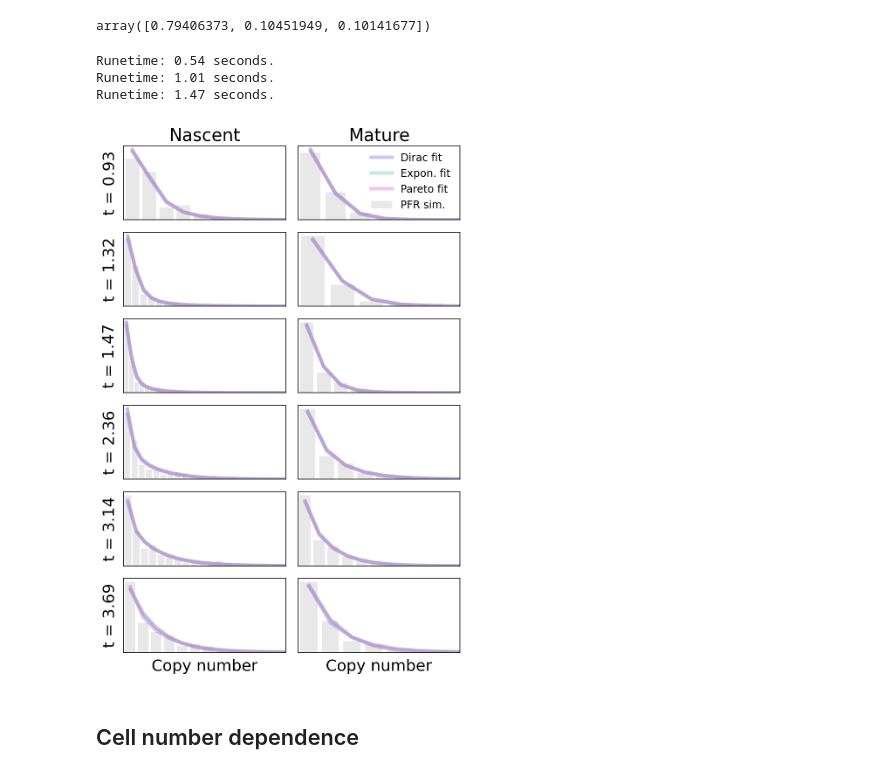
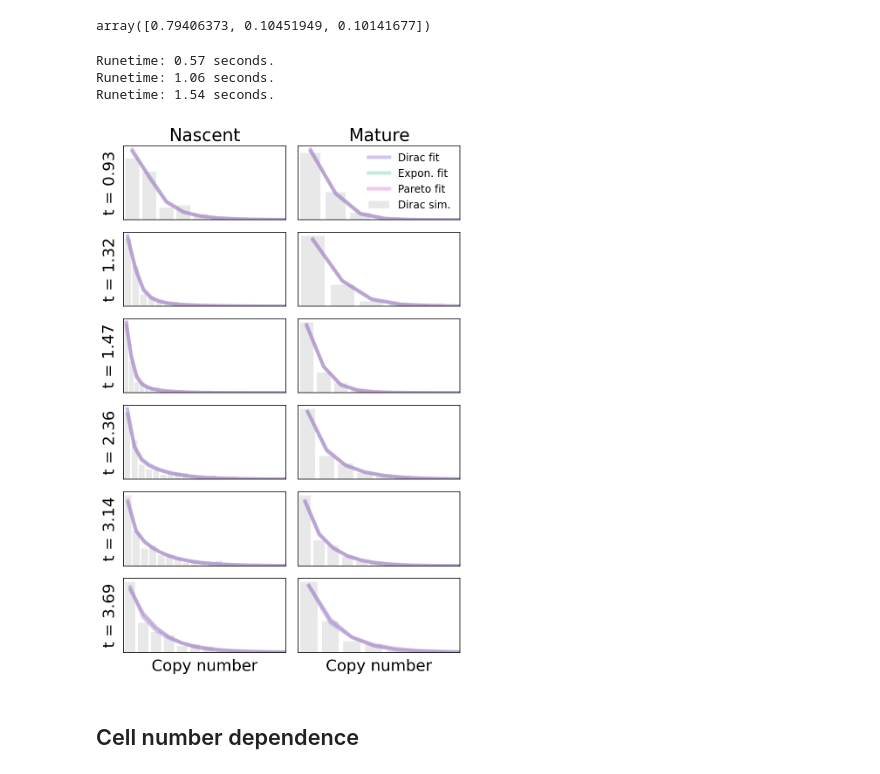
Before and after one commit to pachterlab/GVP_2023, a Jupyter notebook: gg230302_reactors.ipynb, the cells around one changed output. Drawn from its saved outputs; the diff is of its cells as text; code cells hidden in the pictures.

```diff
--- a/gg230302_reactors.ipynb
+++ b/gg230302_reactors.ipynb
@@ -1066,7 +1066,7 @@ for k,tind in enumerate(t_pts):
 
         bins = np.arange(X[:,tind,i].max()+6)-0.5
         hist,_ = np.histogram(X[:,tind,i],bins,density=True)
-        ax1[k,i].bar(bins[:-1]+0.5,hist,color=uncond_colors[0],alpha=alf,label='PFR sim.')
+        ax1[k,i].bar(bins[:-1]+0.5,hist,color=uncond_colors[0],alpha=alf,label='Dirac sim.')
 
 
         ax1[k,i].set_xticks([])
@@ -1089,37 +1089,37 @@ for model_ in range(3):
 #     Pss_joint = pss_wrapper(kinit_fit,beta_fit,gamma_fit,lambda t_: burst_size_time_dep_fun(t_,
 #                                                                                 model_switches[model_],burst_size_values_fit),
 
     Pss_joint = pss_wrapper(kinit_fit,beta_fit,gamma_fit,burst_size_values_fit,model_switches[model_],
                             model_times[model_],mx,initcond_fit)[:,:,t_pts]
     Pss_all=[Pss_joint.sum(1-i) for i in range(n)]
     t2 = time.time()
 #     print(Pss_all)
     print('Runetime: {:.2f} seconds.'.format(t2-t1))
 
     for k,tind in enumerate(t_pts):
         for i in range(n):
             mx = [1]*n
 
             ub = X[:,tind,i].max() + 2
             mx[i] = int(ub)
             Pss = Pss_all[i][:,k]
             ax1[k,i].plot(Pss,color=model_colors[model_],linewidth=4,alpha=0.4,label=model_names[model_])
             ax1[k,i].set_xlim([-0.5,X[:,tind,i].max()+1])
     fig1.tight_layout()
 ax1[0,1].legend(fontsize=12,frameon=False,loc='lower right')
 ax1[0,0].set_title('Nascent',fontsize=20)
 ax1[0,1].set_title('Mature',fontsize=20)
 ax1[len(t_pts)-1,0].set_xlabel('Copy number',fontsize=fs)
 ax1[len(t_pts)-1,1].set_xlabel('Copy number',fontsize=fs)
 
 plt.tight_layout()
 plt.savefig('figs/fig4b.png',dpi=450)
 plt.savefig('figs/fig4b.pdf')
 # %% [output]
-Runetime: 0.54 seconds.
-Runetime: 1.01 seconds.
-Runetime: 1.47 seconds.
+Runetime: 0.57 seconds.
+Runetime: 1.06 seconds.
+Runetime: 1.54 seconds.
-[figure, old version]
+[figure, new version]
 # %% [markdown]
 ## Cell number dependence
 # %%
```
Also changed, not shown: parts of 1 cell of this notebook, 5 other files.
